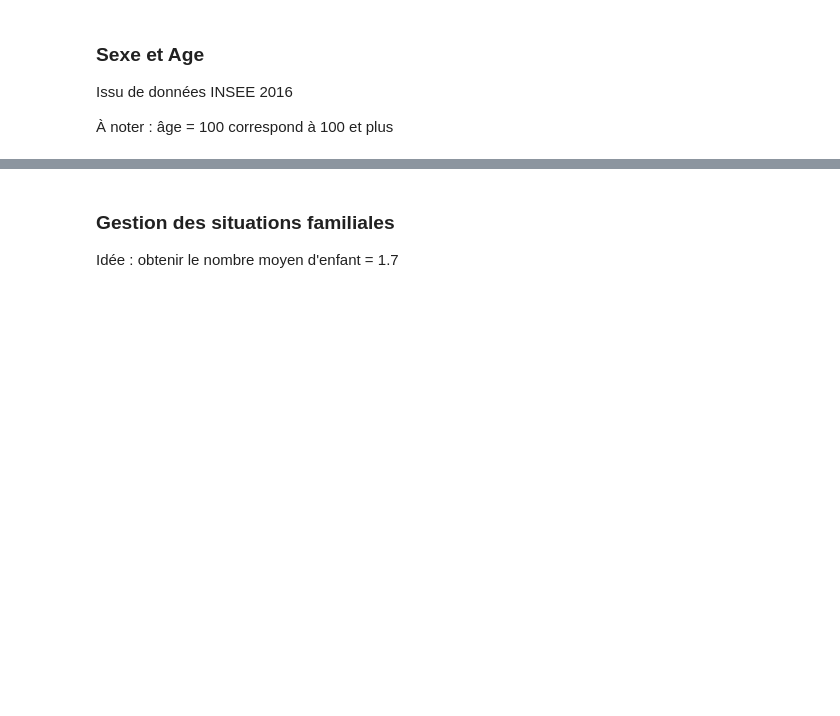
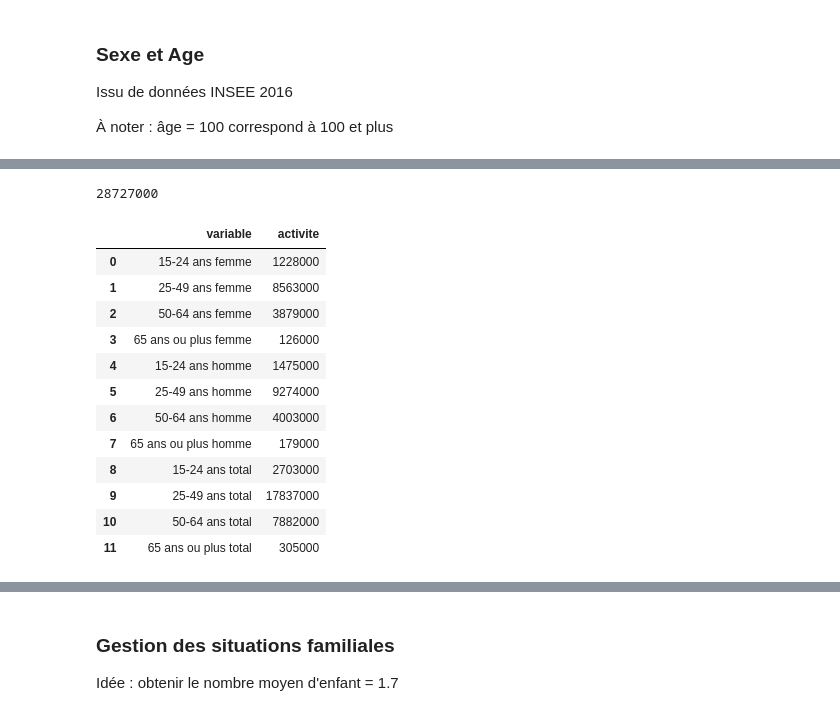
Before and after one commit to edarin/population_simulator, a Jupyter notebook: src/Simulation_brute.ipynb, the cells around one changed output, grey strips where cells are left out. Cells and saved outputs as stored; diff of their text form; code cells hidden in the pictures; blank space fills up the shorter version.

```diff
--- a/src/Simulation_brute.ipynb
+++ b/src/Simulation_brute.ipynb
@@ -135,0 +166,20 @@ dtype: float64
+# %%
+a=pd.melt(reference_activite, id_vars=['pop_active'], value_vars=['femme', 'homme','total'], var_name = 'sexe',value_name='activite')
+a['variable'] = a[['pop_active', 'sexe']].apply(lambda x: ''.join(x), axis=1)
+print(sum(a.activite[:8]))
+a[['variable', 'activite']]
+# %% [output]
+28727000
+|  | variable | activite |
+| 0 | 15-24 ans femme | 1228000 |
+| 1 | 25-49 ans femme | 8563000 |
+| 2 | 50-64 ans femme | 3879000 |
+| 3 | 65 ans ou plus femme | 126000 |
+| 4 | 15-24 ans homme | 1475000 |
+| 5 | 25-49 ans homme | 9274000 |
+| 6 | 50-64 ans homme | 4003000 |
+| 7 | 65 ans ou plus homme | 179000 |
+| 8 | 15-24 ans total | 2703000 |
+| 9 | 25-49 ans total | 17837000 |
+| 10 | 50-64 ans total | 7882000 |
+| 11 | 65 ans ou plus total | 305000 |
```
Also changed, not shown: parts of 20 cells of this notebook.
